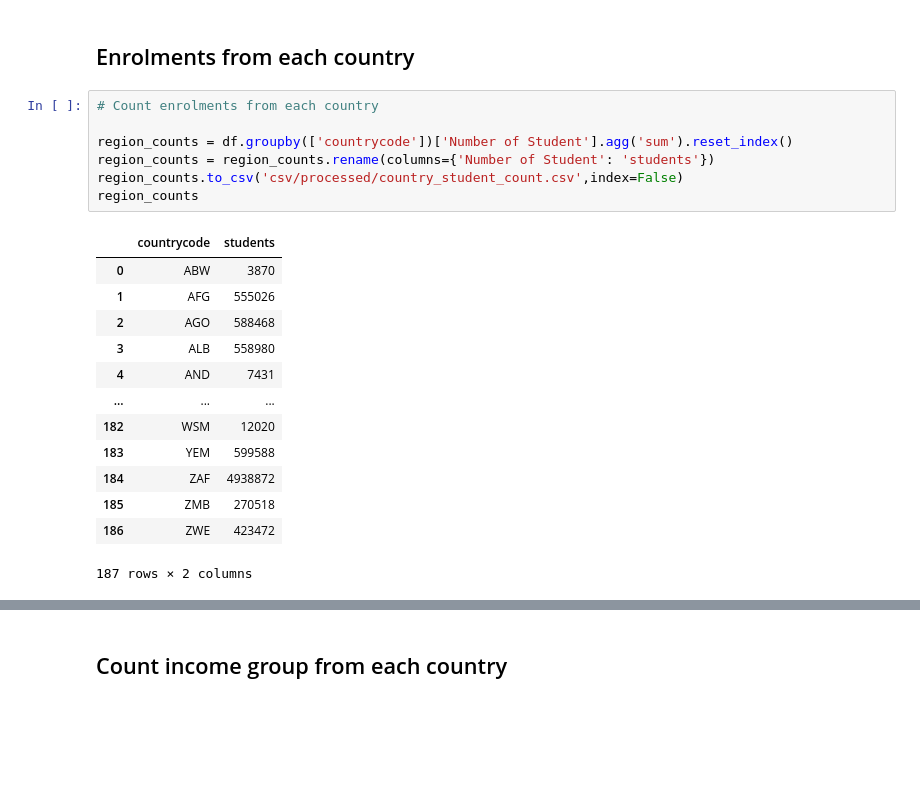
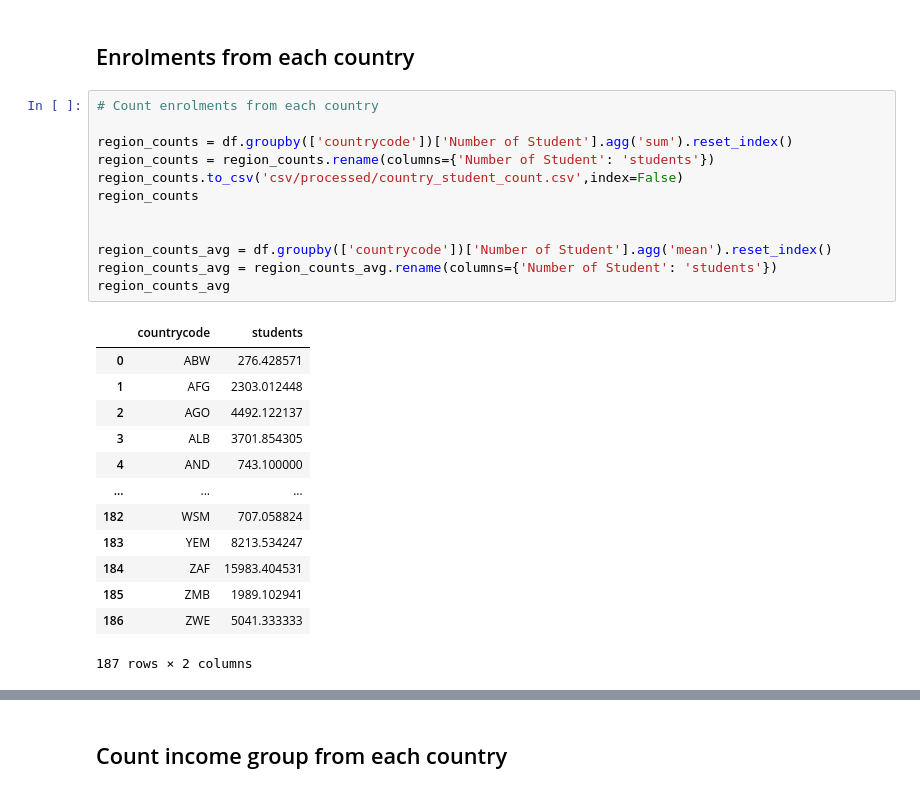
Before and after one commit to hannanmustajab/University-Enrolment-Dashboad-D3.js-, a Jupyter notebook: DV-Preprocessing.ipynb, the cells around one changed output, grey strips where cells are left out. Drawn from its saved outputs; the diff is of its cells as text; blank space fills up the shorter version.

```diff
--- a/DV-Preprocessing.ipynb
+++ b/DV-Preprocessing.ipynb
@@ -146,21 +146,26 @@ region_counts
 # %%
 # Count enrolments from each country
 
 region_counts = df.groupby(['countrycode'])['Number of Student'].agg('sum').reset_index()
 region_counts = region_counts.rename(columns={'Number of Student': 'students'})
 region_counts.to_csv('csv/processed/country_student_count.csv',index=False)
 region_counts
+
+
+region_counts_avg = df.groupby(['countrycode'])['Number of Student'].agg('mean').reset_index()
+region_counts_avg = region_counts_avg.rename(columns={'Number of Student': 'students'})
+region_counts_avg
 # %% [output]
 |  | countrycode | students |
-| 0 | ABW | 3870 |
-| 1 | AFG | 555026 |
-| 2 | AGO | 588468 |
-| 3 | ALB | 558980 |
-| 4 | AND | 7431 |
+| 0 | ABW | 276.428571 |
+| 1 | AFG | 2303.012448 |
+| 2 | AGO | 4492.122137 |
+| 3 | ALB | 3701.854305 |
+| 4 | AND | 743.100000 |
 | ... | ... | ... |
-| 182 | WSM | 12020 |
-| 183 | YEM | 599588 |
-| 184 | ZAF | 4938872 |
-| 185 | ZMB | 270518 |
-| 186 | ZWE | 423472 |
+| 182 | WSM | 707.058824 |
+| 183 | YEM | 8213.534247 |
+| 184 | ZAF | 15983.404531 |
+| 185 | ZMB | 1989.102941 |
+| 186 | ZWE | 5041.333333 |
 187 rows × 2 columns
```
Also changed, not shown: parts of 4 cells of this notebook, 6 other files.
